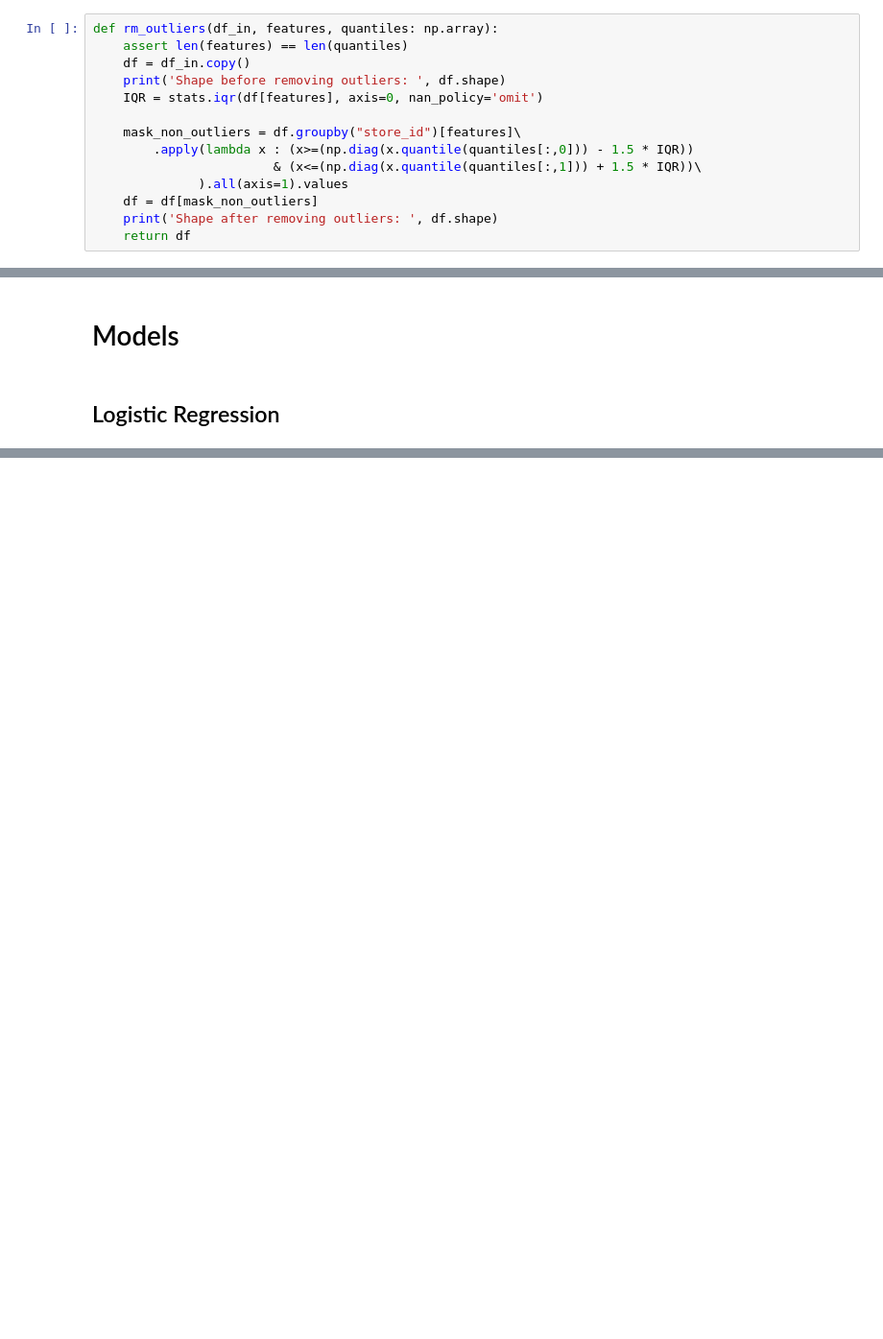
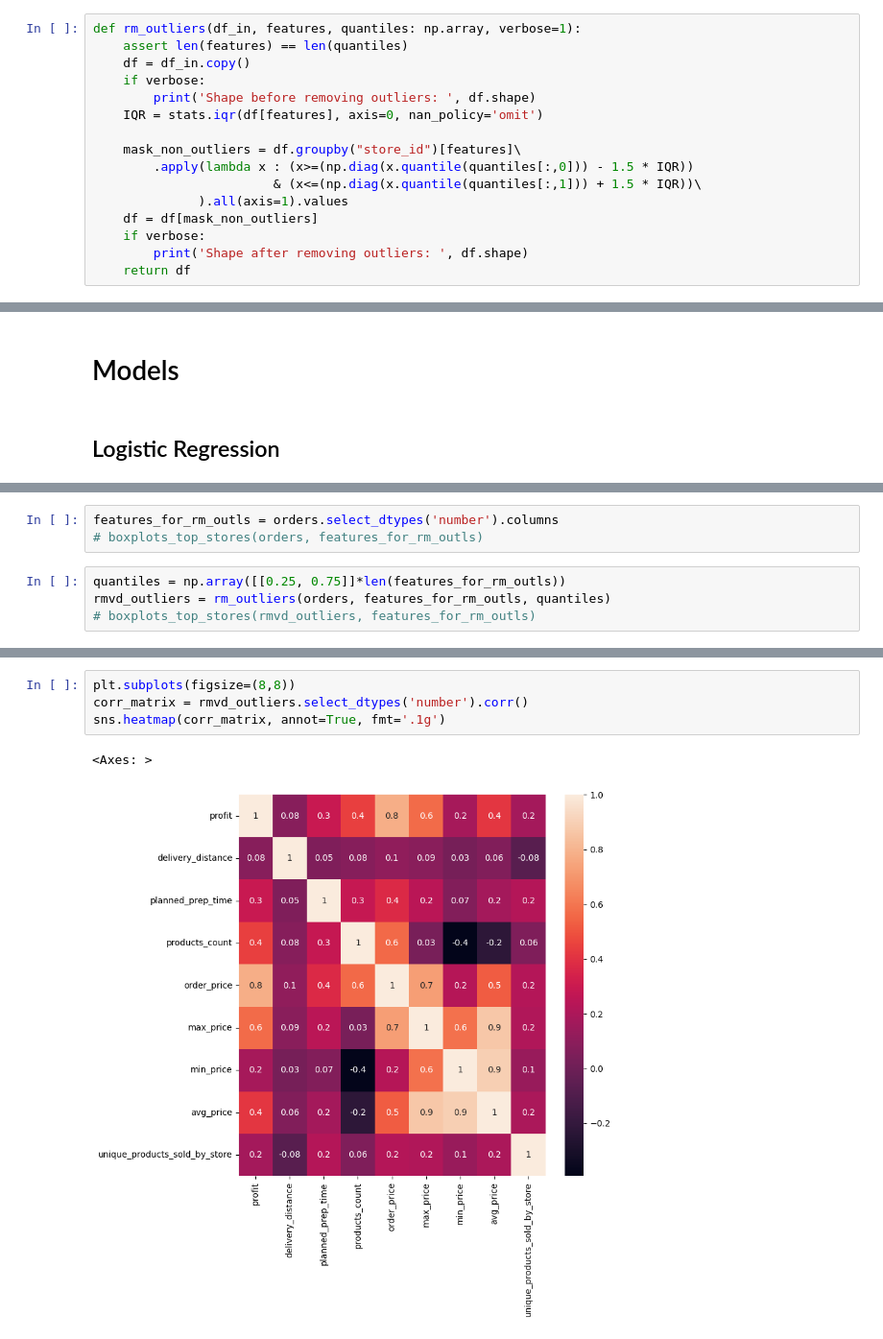
Before and after one commit to Luzinsan/ML_learn, a Jupyter notebook: ML/Innopolis/material/1 semester/Machine Learning/Project/notebooks/classification_task.ipynb, the cells around one changed output, grey strips where cells are left out. Shown at 96% size. Saved outputs shown, nothing was run; the diff lists cells and outputs as text; blank space fills up the shorter version.

```diff
--- a/ML/Innopolis/material/1 semester/Machine Learning/Project/notebooks/classification_task.ipynb
+++ b/ML/Innopolis/material/1 semester/Machine Learning/Project/notebooks/classification_task.ipynb
@@ -67,10 +72,11 @@ def sort_dates(df_in, date_columns):
     df.loc[~mask_any_na_dates, date_columns] = np.sort(df.loc[~mask_any_na_dates, date_columns].values, axis=1)
     return df
 # %%
-def rm_outliers(df_in, features, quantiles: np.array):
+def rm_outliers(df_in, features, quantiles: np.array, verbose=1):
     assert len(features) == len(quantiles)
     df = df_in.copy()
-    print('Shape before removing outliers: ', df.shape)
+    if verbose:
+        print('Shape before removing outliers: ', df.shape)
     IQR = stats.iqr(df[features], axis=0, nan_policy='omit')
 
     mask_non_outliers = df.groupby("store_id")[features]\
@@ -78,5 +84,6 @@ def rm_outliers(df_in, features, quantiles: np.array):
                         & (x<=(np.diag(x.quantile(quantiles[:,1])) + 1.5 * IQR))\
               ).all(axis=1).values
     df = df[mask_non_outliers]
-    print('Shape after removing outliers: ', df.shape)
+    if verbose:
+        print('Shape after removing outliers: ', df.shape)
     return df
@@ -957,0 +435,7 @@ Testing f1_score = 0.0
+# %%
+features_for_rm_outls = orders.select_dtypes('number').columns
+# boxplots_top_stores(orders, features_for_rm_outls)
+# %%
+quantiles = np.array([[0.25, 0.75]]*len(features_for_rm_outls))
+rmvd_outliers = rm_outliers(orders, features_for_rm_outls, quantiles)
+# boxplots_top_stores(rmvd_outliers, features_for_rm_outls)
@@ -957,0 +452,7 @@ Testing f1_score = 0.0
+# %%
+plt.subplots(figsize=(8,8))
+corr_matrix = rmvd_outliers.select_dtypes('number').corr()
+sns.heatmap(corr_matrix, annot=True, fmt='.1g')
+# %% [output]
+<Axes: >
+[figure, added]
```
Also changed, not shown: parts of 116 cells of this notebook, 3 other files.
